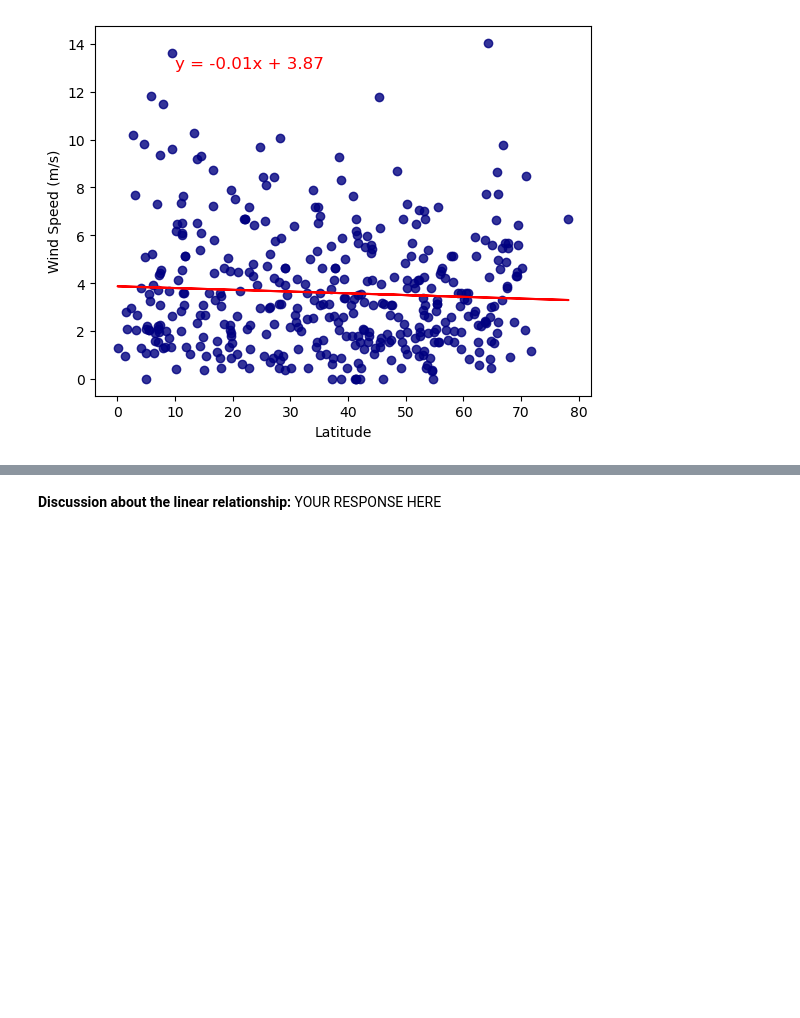
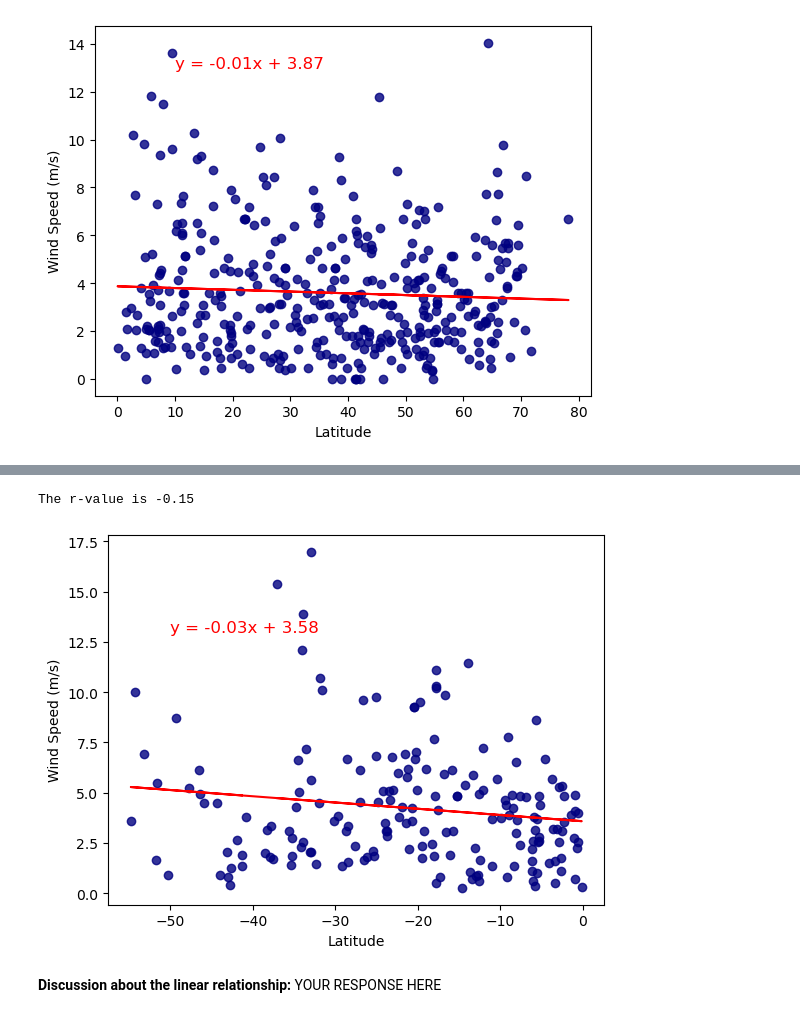
Before and after one commit to mhosseinf/Madule_6_Challenge_python-API, a Jupyter notebook: starter_code/WeatherPy.ipynb, the cells around one changed output, grey strips where cells are left out. Saved outputs shown, nothing was run; the diff lists cells and outputs as text; code cells hidden in the pictures; blank space fills up the shorter version.

Commit message:
Linear Regression for Each Relationship computed and plotted

```diff
--- a/starter_code/WeatherPy.ipynb
+++ b/starter_code/WeatherPy.ipynb
@@ -525,2 +477,24 @@ The r-value is: 0.062239040700515696
+# %%
+# Southern Hemisphere
+# Linear regression on Northern Hemisphere
+plt.scatter(southern_hemi_df['Lat'], southern_hemi_df['Wind Speed'], marker='o', color='navy', alpha=0.8)
+x_values = southern_hemi_df['Lat']
+y_values =  southern_hemi_df['Wind Speed']
+(slope, intercept, rvalue, pvalue, stderr) = linregress(x_values, y_values)
+regress_values = x_values * slope + intercept
+line_eq = "y = " + str(round(slope,2)) + "x + " + str(round(intercept,2))
+plt.plot(x_values,regress_values,"r-")
+# Incorporate the other graph properties
+plt.xlabel('Latitude')
+plt.ylabel('Wind Speed (m/s)')
+# plt.title('Northern Hemisphere City Latitude vs. Max Temperature')
+print(f"The r-value is {round(rvalue,2)}")
+
+# Show plot
+plt.annotate(line_eq, (-50, 13), fontsize=12, color='red')
+plt.show()
+# %% [output]
+The r-value is -0.15
+[figure, added]
 # %% [markdown]
 **Discussion about the linear relationship:** YOUR RESPONSE HERE
```
Also changed, not shown: parts of 9 cells of this notebook.
